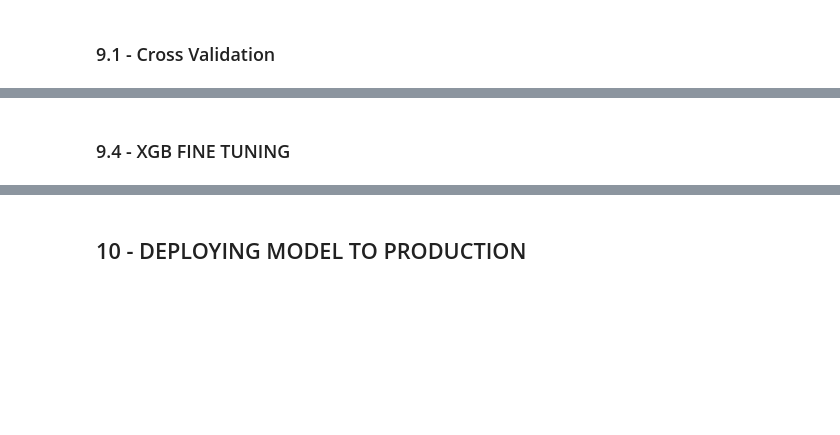
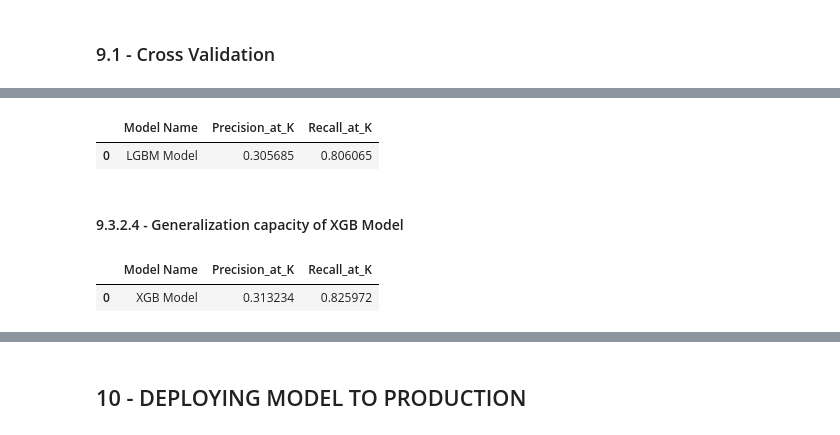
Before and after one commit to RPerottoni/Health_Insurance_Cross_Sell, a Jupyter notebook: notebooks/RP_01_Health_Insurance_Cross_Sell_V3.ipynb, the cells around one changed output, grey strips where cells are left out. Cells and saved outputs as stored; diff of their text form; code cells hidden in the pictures; blank space fills up the shorter version.

```diff
--- a/notebooks/RP_01_Health_Insurance_Cross_Sell_V3.ipynb
+++ b/notebooks/RP_01_Health_Insurance_Cross_Sell_V3.ipynb
@@ -1057,0 +972,2 @@ lgbm_performance_cv
+# %%
+x_test = data_preparation( x_test )
@@ -1057,0 +976,3 @@ lgbm_performance_cv
+# %%
+x_train_treino = pd.concat([ x_training, x_valid ] )
+y_train_treino = pd.concat([ y_train, y_valid ] )
@@ -1057,0 +981,6 @@ lgbm_performance_cv
+# %%
+# Model Definition
+lgbm_model = lgbm.LGBMClassifier(**params )
+
+# Model Training
+model_lgbm = lgbm_model.fit( x_train_treino, y_train_treino )
@@ -1057,0 +995,27 @@ lgbm_performance_cv
+# %%
+# Model Prediction
+yhat_lgbm = model_lgbm.predict_proba( x_test )
+# %%
+# Copy Data
+df_test = x_test.copy()
+df_test['response'] = y_test.copy()
+
+# Propensity score
+df_test['score'] = yhat_lgbm[:,1].tolist()
+
+# sorted clients by score
+df_test = df_test.sort_values( 'score', ascending=False )
+
+# Compute precision at K
+precision_atK = precision_at_k(df_test, k=20000 )
+
+# Compute precision at K
+recall_atK = recall_at_k(df_test, k=20000 )
+
+lgbm_performance_cv = ml_performance('LGBM Model', precision_atK, recall_atK )
+lgbm_performance_cv
+# %% [output]
+|  | Model Name | Precision_at_K | Recall_at_K |
+| 0 | LGBM Model | 0.305685 | 0.806065 |
+# %% [markdown]
+#### 9.3.2.4 - Generalization capacity of XGB Model
@@ -1058,4 +1040,24 @@ lgbm_performance_cv
+# %%
+# Copy Data
+df_test = x_test.copy()
+df_test['response'] = y_test.copy()
+
+# Propensity score
+df_test['score'] = yhat_xgb_cv[:,1].tolist()
+
+# sorted clients by score
+df_test = df_test.sort_values( 'score', ascending=False )
+
+# Compute precision at K
+precision_atK = precision_at_k(df_test, k=20000 )
+
+# Compute precision at K
+recall_atK = recall_at_k(df_test, k=20000 )
+
+xgb_performance_cv = ml_performance('XGB Model', precision_atK, recall_atK )
+xgb_performance_cv
+# %% [output]
+|  | Model Name | Precision_at_K | Recall_at_K |
+| 0 | XGB Model | 0.313234 | 0.825972 |
 # %%
 #pickle.dump(lgbm_model, open('C:/Users/perot/Documents/ds_repos/projects/Health_Insurance_Cross_Sell/src/models/lgbm_model.pkl', 'wb'))
-# %% [markdown]
-### 9.4 - XGB FINE TUNING
```
Also changed, not shown: parts of 88 cells of this notebook, 1 other file.
